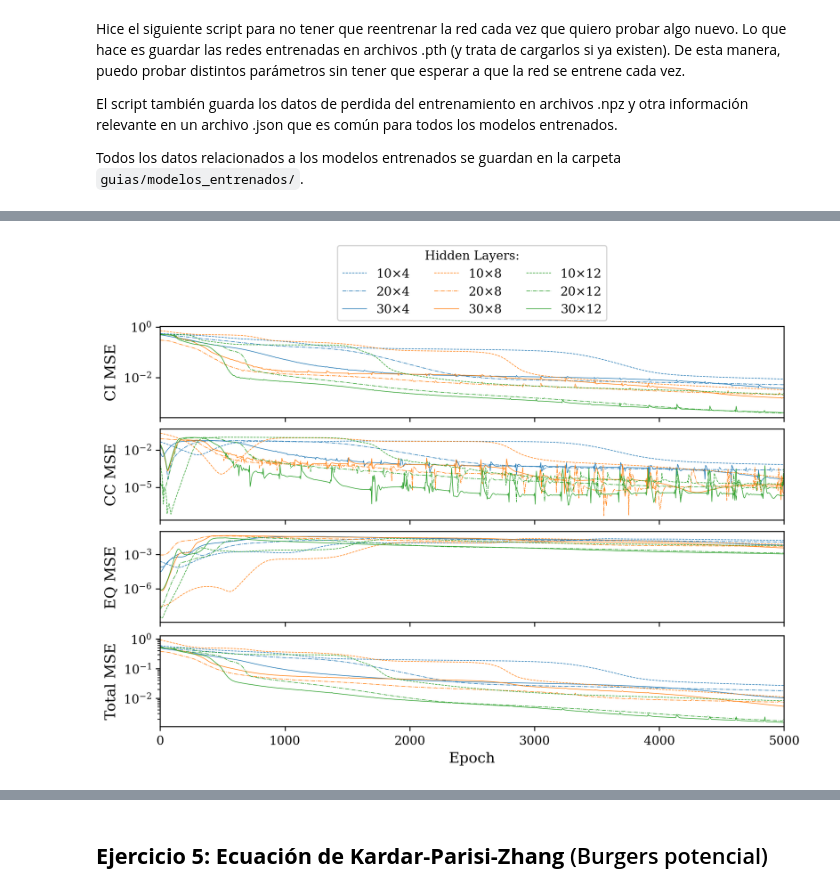
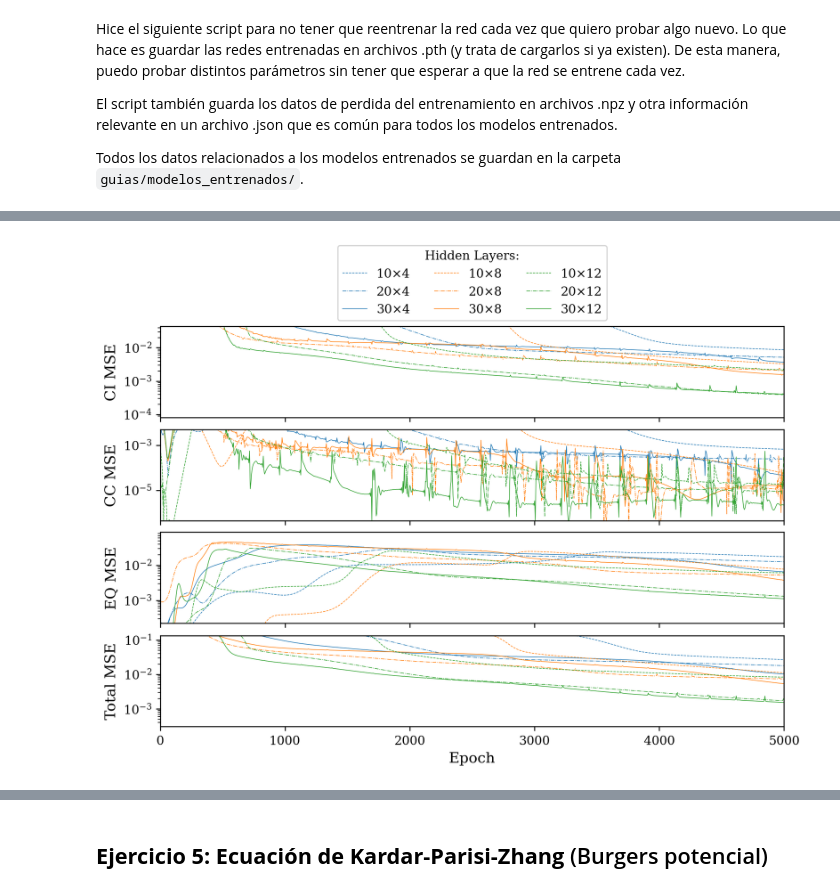
Before and after one commit to agustinbrusco/Sistemas_Complejos, a Jupyter notebook: guias/Guia2.ipynb, the cells around one changed output, grey strips where cells are left out. Drawn from its saved outputs; the diff is of its cells as text; code cells hidden in the pictures.

```diff
--- a/guias/Guia2.ipynb
+++ b/guias/Guia2.ipynb
@@ -515,7 +524,8 @@ plt.show()
 # %%
 nu = 1e-3
 u = [  # Lista de arrays con la velocidad
-    np.sin(x_vals),  # CI: senoidal pura
+    # np.sin(x_vals),  # CI: senoidal pura
+    np.cos(x_vals) + np.cos(8*x_vals) + np.sin(4*x_vals)  # CI: suma de armónicas
     ]
 
 # Aplico el método de Euler para la integración temporal
@@ -548,0 +577,14 @@ plt.show()
+# %%
+energy_vals = np.mean(u**2, axis=0, )/2
+de_dt = nu * np.mean(u * np.fft.irfft(-(k_vals**2) * np.fft.rfft(u, axis=0).T, axis=1).T, axis=0)
+
+ax, colormap = plot_colorline(
+    t_vals, t_vals, energy_vals - np.cumsum(de_dt)*dt, cmap_name="viridis",
+    # label=r"$\approx \int_a^b \left(\frac{u^2}{2}\right) \!\mathrm{d}x - \nu \int_0^t\! \int_a^b u \frac{\partial^2 u}{\partial x^2} \!\mathrm{d}x\,\mathrm{d}t$"
+)
+ax.grid()
+# ax.legend()
+ax.set_xlabel(r"$t$")
+ax.set_xlim(t_vals.min(), t_vals.max())
+ax.set_ylabel(r"$\langle u^2 \rangle\!_x / 2 - \sum_0^i \langle u \frac{\partial u}{\partial x}\rangle\!_x$")
+plt.show()
@@ -595,8 +639,8 @@ Defina la red y el optimizador. Se recomienda para empezar a explorar una red co
 # %%
 # Definición de la red y optimizador
 pinn = CustomFunctionMLP(
-    # sizes=[2, ] + [20, ] * 8 + [1, ],  # Lista de Capas propuesta
-    sizes=[2, ] + [10, ] * 4 + [1, ],  # Lista de Capas alternativa 1
+    sizes=[2, ] + [20, ] * 8 + [1, ],  # Lista de Capas propuesta
+    # sizes=[2, ] + [10, ] * 4 + [1, ],  # Lista de Capas alternativa 1
     # sizes=[2, ] + [20, ] * 4 + [1, ],  # Lista de Capas alternativa 2
     # sizes=[2, ] + [30, ] * 4 + [1, ],  # Lista de Capas alternativa 3
     # sizes=[2, ] + [10, ] * 8 + [1, ],  # Lista de Capas alternativa 4
@@ -673,17 +719,20 @@ El script también guarda los datos de perdida del entrenamiento en archivos .np
 
 Todos los datos relacionados a los modelos entrenados se guardan en la carpeta `guias/modelos_entrenados/`.
 # %%
-model_name = "burgers_solver_tanh_01"
+model_name = "burgers_solver_tanh_08"
 
 try:
+    # Obtengo la información del modelo:
+    model_info_dict = get_model_info(model_name)
     # Cargo el modelo:
+    pinn = CustomFunctionMLP(sizes=model_info_dict["layers"], activation=torch.tanh)
     pinn.load_state_dict(torch.load(f"modelos_entrenados/{model_name}.pth"))
     # Cargo la información del entrenamiento:
     loss_vals = np.load(f"modelos_entrenados/{model_name}_loss.npy")
     epochs = loss_vals.shape[0]
     # Imprimo la información del modelo:
     print(f"Modelo {model_name} cargado:")
-    display(get_model_info(model_name))
+    display(model_info_dict)
     print(
             f"{epochs: 5} CI MSE: {loss_vals[-1, 0]: 5.4g}    ",
             f"CC MSE: {loss_vals[-1, 1]: 5.4g}    ",
@@ -757,32 +810,46 @@ def get_model_style(model_name: str) -> dict:
     return dict(
         color=colors[layer_size],
         linestyle=linestyles[layer_count],
     )
 
+plot_extremes = np.ones((4, 2))
+plot_extremes[:, 1] = 1e-3
 fig, axs = plt.subplots(4, sharex=True, figsize=(8, 6), constrained_layout=True)
 for model_name in [
     "burgers_solver_tanh_01",
     "burgers_solver_tanh_02",
     "burgers_solver_tanh_03",
     "burgers_solver_tanh_04",
     "burgers_solver_tanh_00",
     "burgers_solver_tanh_05",
     "burgers_solver_tanh_06",
     "burgers_solver_tanh_07",
     "burgers_solver_tanh_08"
 ]:
     loss_vals = np.load(f"modelos_entrenados/{model_name}_loss.npy")
+    for loss_idx in range(3):
+        final_loss = loss_vals[-1, loss_idx]
+        if final_loss < plot_extremes[loss_idx, 0]:
+            plot_extremes[loss_idx, 0] = final_loss
+        if final_loss > plot_extremes[loss_idx, 1]:
+            plot_extremes[loss_idx, 1] = final_loss
+    final_loss = loss_vals[-1, :].sum()
+    if final_loss < plot_extremes[3, 0]:
+        plot_extremes[3, 0] = final_loss
+    if final_loss > plot_extremes[3, 1]:
+        plot_extremes[3, 1] = final_loss
     plot_training_loss(
         loss_vals,
         plot_every=5,
         axs=axs,
         ms=None, lw=0.5,
         **get_model_style(model_name),
         label=tags[model_name],
     )
 # Extended legend over first ax:
 axs[0].legend(title="Hidden Layers:", bbox_to_anchor=(0.5, 1), loc="lower center", ncol=3)
-# axs[2].set_ylim(bottom=1e-3)
+for ax, y_lim in zip(axs, plot_extremes):
+    ax.set_ylim(y_lim[0]*0.2, y_lim[1]*5)
 plt.show()
 # %% [output]
-[figure, old version]
+[figure, new version]
```
Also changed, not shown: parts of 42 cells of this notebook.
